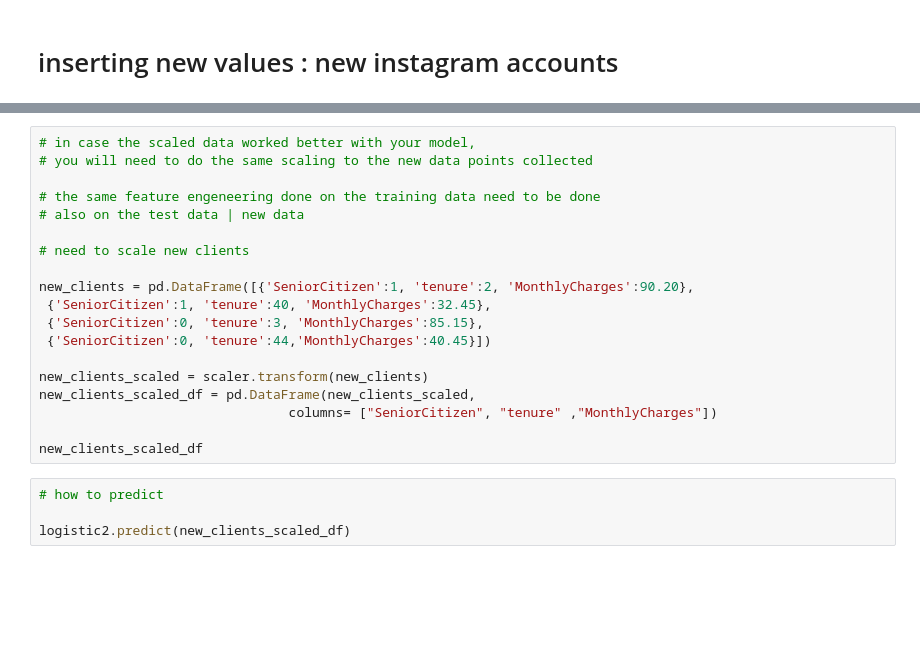
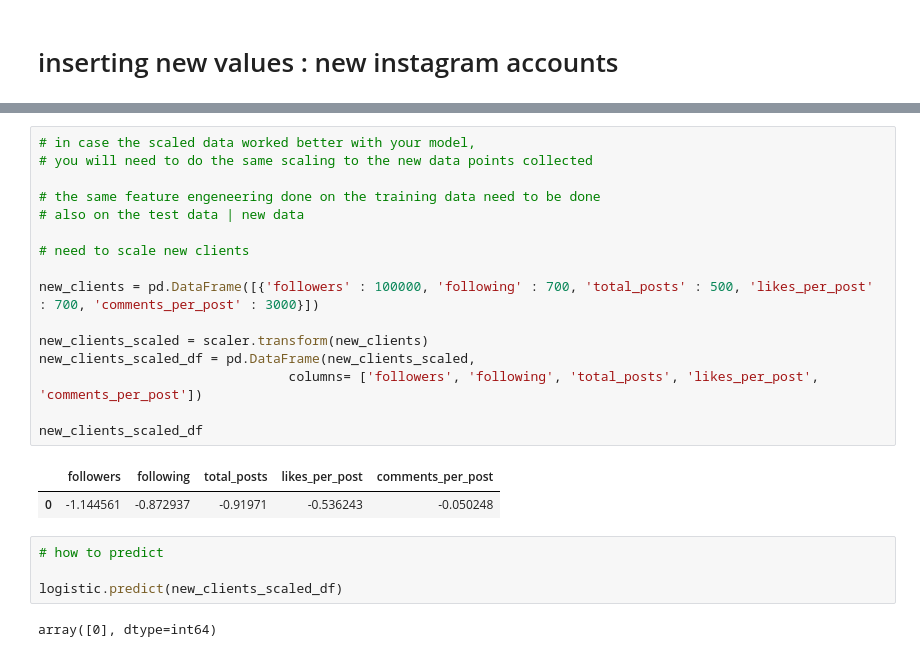
Before and after one commit to cristiana-ayres/Insta-engagement-pred, a Jupyter notebook: 7_cum_frequency.ipynb, the cells around one changed output, grey strips where cells are left out. Saved outputs shown, nothing was run; the diff lists cells and outputs as text; blank space fills up the shorter version.

```diff
--- a/7_cum_frequency.ipynb
+++ b/7_cum_frequency.ipynb
@@ -579,23 +623,25 @@ logistic.predict(new_clients)
 # %%
 # in case the scaled data worked better with your model,
 # you will need to do the same scaling to the new data points collected
 
 # the same feature engeneering done on the training data need to be done
 # also on the test data | new data
 
 # need to scale new clients
 
-new_clients = pd.DataFrame([{'SeniorCitizen':1, 'tenure':2, 'MonthlyCharges':90.20},
- {'SeniorCitizen':1, 'tenure':40, 'MonthlyCharges':32.45},
- {'SeniorCitizen':0, 'tenure':3, 'MonthlyCharges':85.15},
- {'SeniorCitizen':0, 'tenure':44,'MonthlyCharges':40.45}])
+new_clients = pd.DataFrame([{'followers' : 100000, 'following' : 700, 'total_posts' : 500, 'likes_per_post' : 700, 'comments_per_post' : 3000}])
 
 new_clients_scaled = scaler.transform(new_clients)
 new_clients_scaled_df = pd.DataFrame(new_clients_scaled,
-                                columns= ["SeniorCitizen", "tenure" ,"MonthlyCharges"])
+                                columns= ['followers', 'following', 'total_posts', 'likes_per_post', 'comments_per_post'])
 
 new_clients_scaled_df
+# %% [output]
+|  | followers | following | total_posts | likes_per_post | comments_per_post |
+| 0 | -1.144561 | -0.872937 | -0.91971 | -0.536243 | -0.050248 |
 # %%
 # how to predict
 
-logistic2.predict(new_clients_scaled_df)
+logistic.predict(new_clients_scaled_df)
+# %% [output]
+array([0], dtype=int64)
```
Also changed, not shown: parts of 42 cells of this notebook.
